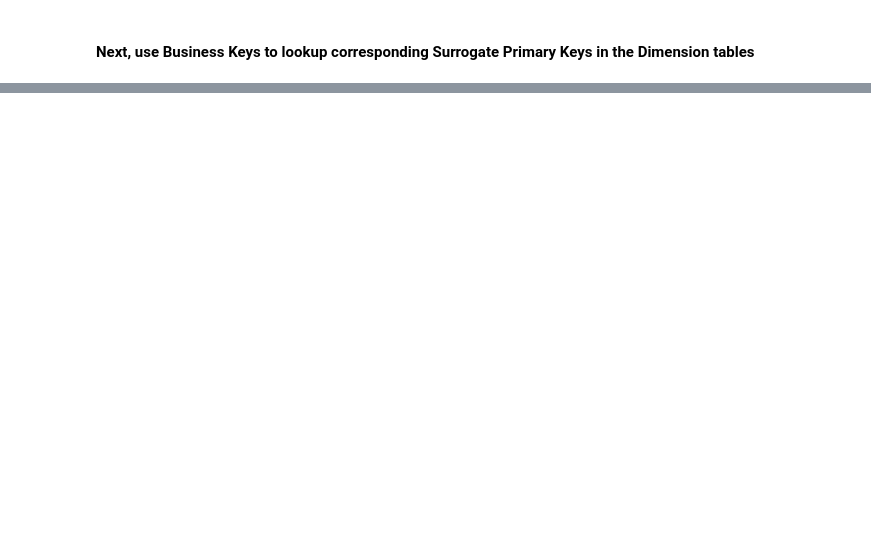
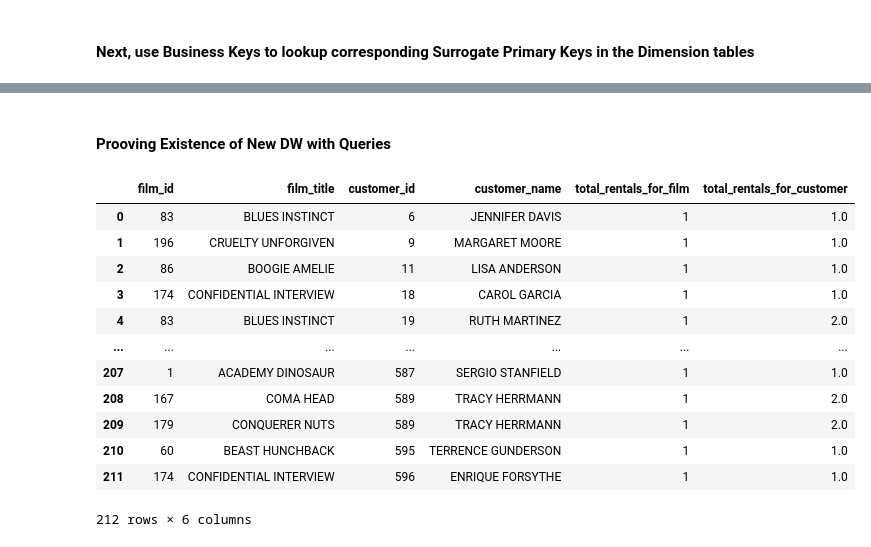
Before and after one commit to alaplace17/DS-Systems, a Jupyter notebook: Midterm Project.ipynb, the cells around one changed output, grey strips where cells are left out. Drawn from its saved outputs; the diff is of its cells as text; code cells hidden in the pictures; blank space fills up the shorter version.

```diff
--- a/Midterm Project.ipynb
+++ b/Midterm Project.ipynb
@@ -461,0 +640,41 @@ df_fact_rental.head(2)
+# %% [markdown]
+#### Prooving Existence of New DW with Queries
+# %%
+sql_purchase_orders = """
+    SELECT
+        fr.film_id,
+        fi.title AS film_title,
+        c.customer_id,
+        CONCAT(c.first_name, ' ', c.last_name) AS customer_name,
+        COUNT(fr.rental_id) AS total_rentals_for_film,
+        SUM(COUNT(fr.rental_id)) OVER (PARTITION BY c.customer_id) AS total_rentals_for_customer
+    FROM
+        fact_rental fr
+    JOIN
+        dim_inventory i ON fr.inventory_key = i.inventory_key
+    JOIN
+        dim_film fi ON i.film_id = fi.film_key
+    JOIN
+        dim_customer c ON fr.customer_id = c.customer_id
+    GROUP BY
+        fr.film_id, fi.title, c.customer_id, customer_name
+    ORDER BY
+        customer_id ASC;
+"""
+
+df_fact_purchase_orders = get_sql_dataframe(sql_purchase_orders, **mysql_args)
+df_fact_purchase_orders
+# %% [output]
+|  | film_id | film_title | customer_id | customer_name | total_rentals_for_film | total_rentals_for_customer |
+| 0 | 83 | BLUES INSTINCT | 6 | JENNIFER DAVIS | 1 | 1.0 |
+| 1 | 196 | CRUELTY UNFORGIVEN | 9 | MARGARET MOORE | 1 | 1.0 |
+| 2 | 86 | BOOGIE AMELIE | 11 | LISA ANDERSON | 1 | 1.0 |
+| 3 | 174 | CONFIDENTIAL INTERVIEW | 18 | CAROL GARCIA | 1 | 1.0 |
+| 4 | 83 | BLUES INSTINCT | 19 | RUTH MARTINEZ | 1 | 2.0 |
+| ... | ... | ... | ... | ... | ... | ... |
+| 207 | 1 | ACADEMY DINOSAUR | 587 | SERGIO STANFIELD | 1 | 1.0 |
+| 208 | 167 | COMA HEAD | 589 | TRACY HERRMANN | 1 | 2.0 |
+| 209 | 179 | CONQUERER NUTS | 589 | TRACY HERRMANN | 1 | 2.0 |
+| 210 | 60 | BEAST HUNCHBACK | 595 | TERRENCE GUNDERSON | 1 | 1.0 |
+| 211 | 174 | CONFIDENTIAL INTERVIEW | 596 | ENRIQUE FORSYTHE | 1 | 1.0 |
+212 rows × 6 columns
```
Also changed, not shown: parts of 45 cells of this notebook.
